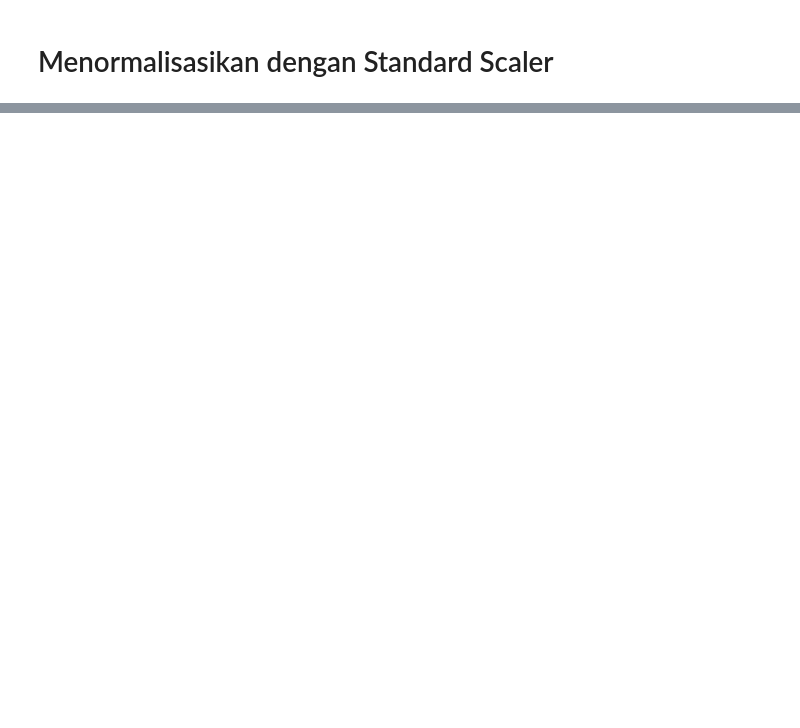
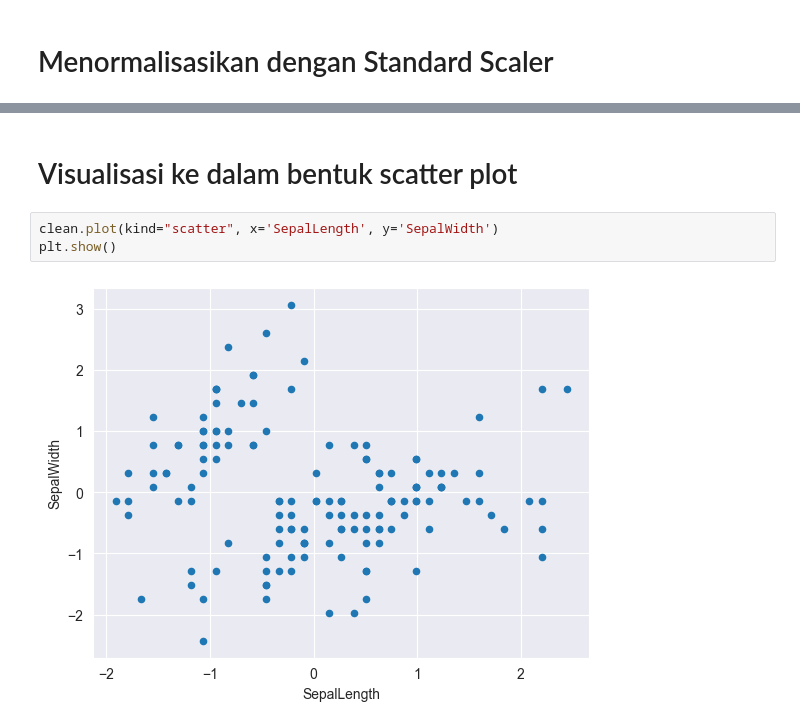
Before and after one commit to KrishnanditoLksn/MachineLearning_101, a Jupyter notebook: praktikkum/pertemuan2/iris_preprocessing.ipynb, the cells around one changed output, grey strips where cells are left out. Saved outputs shown, nothing was run; the diff lists cells and outputs as text; blank space fills up the shorter version.

```diff
--- a/praktikkum/pertemuan2/iris_preprocessing.ipynb
+++ b/praktikkum/pertemuan2/iris_preprocessing.ipynb
@@ -80,0 +298,7 @@ clean
+# %% [markdown]
+# Visualisasi ke dalam bentuk scatter plot
+# %%
+clean.plot(kind="scatter", x='SepalLength', y='SepalWidth')
+plt.show()
+# %% [output]
+[figure, added]
```
Also changed, not shown: parts of 21 cells of this notebook.
